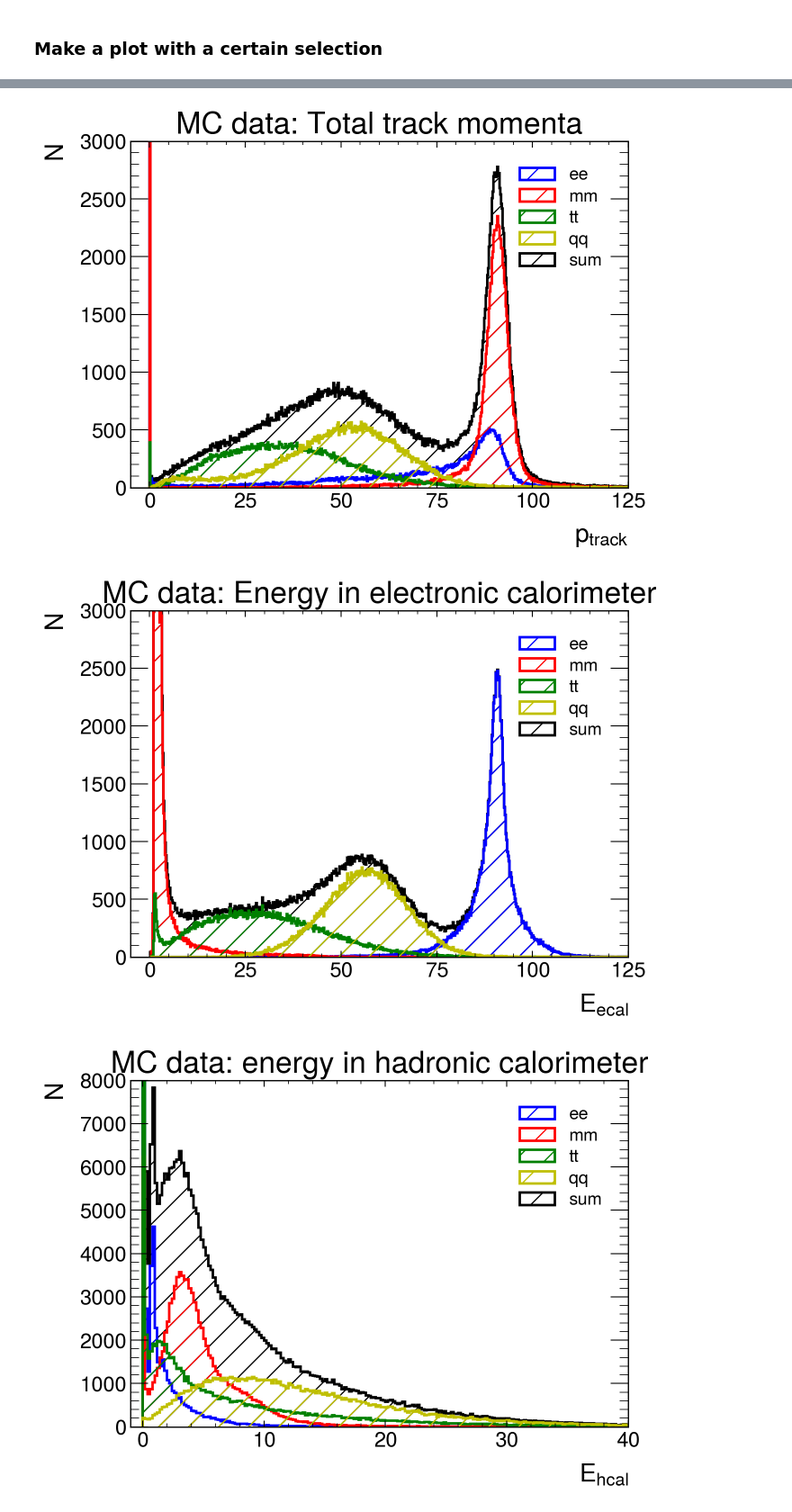
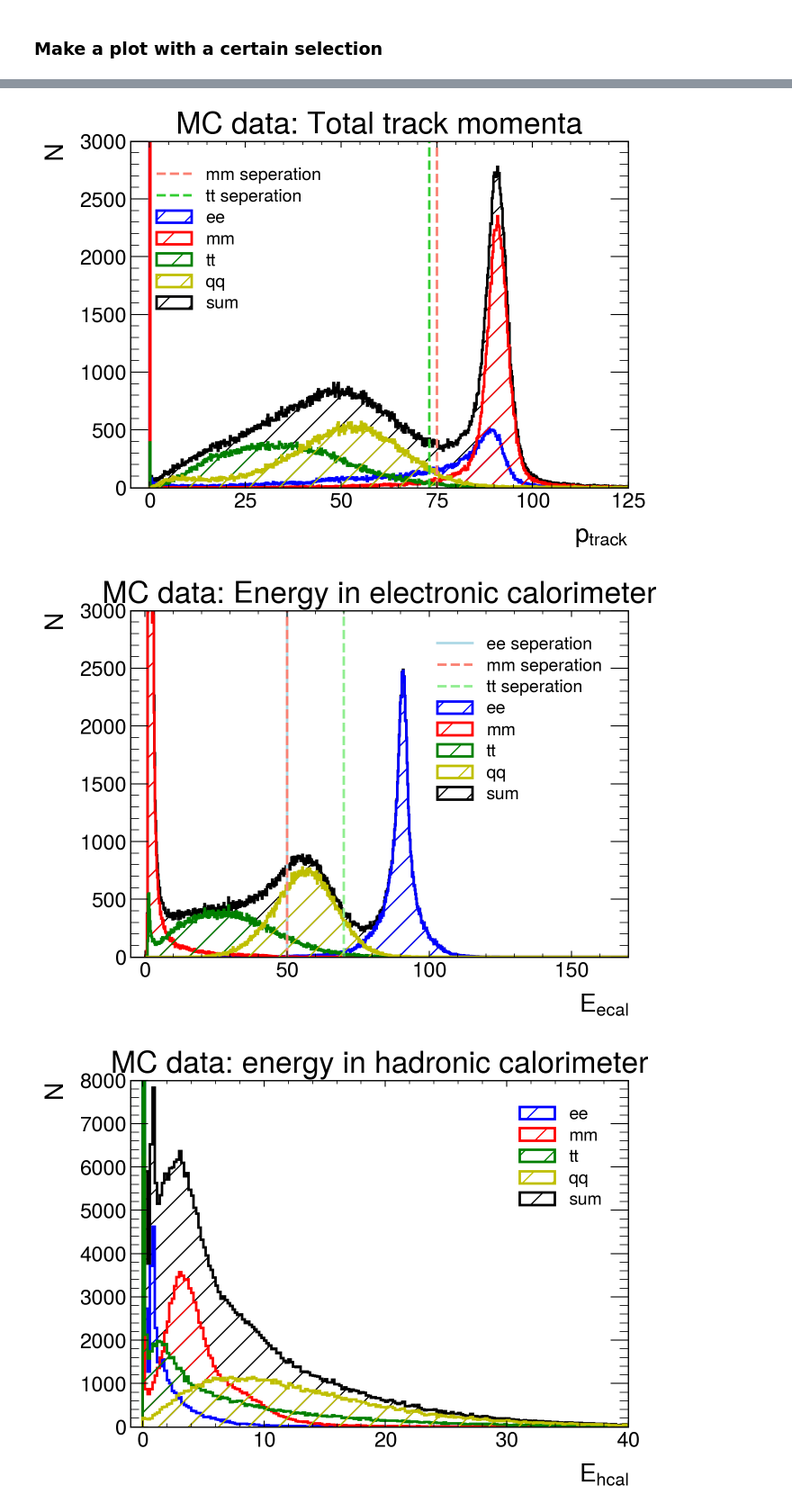
Before and after one commit to lukasg96/z0-precisionmeasurement, a Jupyter notebook: z0_experiment.ipynb, the cells around one changed output, grey strips where cells are left out. Shown at 90% size. Drawn from its saved outputs; the diff is of its cells as text; code cells hidden in the pictures.

```diff
--- a/z0_experiment.ipynb
+++ b/z0_experiment.ipynb
@@ -33,7 +33,7 @@ import matplotlib.pyplot as plt
 
 from scipy.optimize import curve_fit
 # %%
-colors = {'e' : 'b', 'm' : 'r', 't' : 'g', 'q' : 'y', 'mix' : 'black', 'es' : 'cornflowerblue'}
+colors = {'e' : 'b', 'm' : 'r', 't' : 'g', 'q' : 'y', 'mix' : 'black', 'es' : 'cornflowerblue', 'ecut' : 'lightblue', 'mcut' : 'Salmon', 'tcut' : 'limegreen', 'qcut' : 'gold'}
 # %% [markdown]
 ## *Example*: Reading a ROOT.TTree and plotting a variable with a cut
 # %% [markdown]
@@ -166,7 +171,9 @@ bin_content, bin_edges, _ = plt.hist(pchares[2], bins=1000, range=(0.,200), hist
 bin_content, bin_edges, _ = plt.hist(pchares[3], bins=1000, range=(0.,200.), histtype='step',  linewidth=2, edgecolor=colors['q'], hatch='/', label='qq')
 bin_content, bin_edges, _ = plt.hist(pchares[4], bins=1000, range=(0.,200.), histtype='step',  linewidth=2, edgecolor=colors['mix'], hatch='/', label='sum', zorder=1)
 
-
+#vicualize the seperation cuts
+plt.axvline(x=75, color = colors['mcut'], ls = '--', label = 'mm seperation')
+plt.axvline(x=73, color = colors['tcut'], ls = '--', label = 'tt seperation')
 ### Show the plot on screen
 plt.legend()
 plt.title('MC data: Total track momenta')
@@ -177,27 +184,31 @@ plt.xlabel('$p_{track}$')
 plt.ylabel('N')
 plt.show()
 # %% [output]
-[figure, old version]
+[figure, new version]
 # %%
 plt.style.use(mplhep.style.ATLAS) # You can load ATLAS/CMS/ALICE plot style
 plt.figure(figsize=(7,5))
 
 bin_content, bin_edges, _ = plt.hist(eecal[0], bins=1000, range=(0.,200.), histtype='step',  linewidth=2, edgecolor=colors['e'], hatch='/', label='ee')
 bin_content, bin_edges, _ = plt.hist(eecal[1], bins=1000, range=(0.,200.), histtype='step',  linewidth=2, edgecolor=colors['m'], hatch='/', label='mm')
 bin_content, bin_edges, _ = plt.hist(eecal[2], bins=1000, range=(0.,200.), histtype='step',  linewidth=2, edgecolor=colors['t'], hatch='/', label='tt')
 bin_content, bin_edges, _ = plt.hist(eecal[3], bins=1000, range=(0.,200.), histtype='step',  linewidth=2, edgecolor=colors['q'], hatch='/', label='qq')
 bin_content, bin_edges, _ = plt.hist(eecal[4], bins=1000, range=(0.,200.), histtype='step',  linewidth=2, edgecolor=colors['mix'], hatch='/', label='sum', zorder=1)
 
+plt.axvline(x=50, color = colors['ecut'], ls = '-', label = 'ee seperation')
+#vicualize the seperation cuts
+plt.axvline(x=50, color = colors['mcut'], ls = '--', label = 'mm seperation')
+plt.axvline(x=70, color = colors['tcut'], ls = '--', label = 'tt seperation')
 ### Show the plot on screen
 plt.legend()
 plt.title('MC data: Energy in electronic calorimeter')
-plt.xlim(-5.,125)
+plt.xlim(-5.,170)
 plt.ylim(0,3e3)
 plt.xlabel('$E_{ecal}$')
 plt.ylabel('N')
 plt.show()
 # %% [output]
-[figure, old version]
+[figure, new version]
 # %%
 plt.style.use(mplhep.style.ATLAS) # You can load ATLAS/CMS/ALICE plot style
 plt.figure(figsize=(7,5))
```
Also changed, not shown: parts of 24 cells of this notebook.
